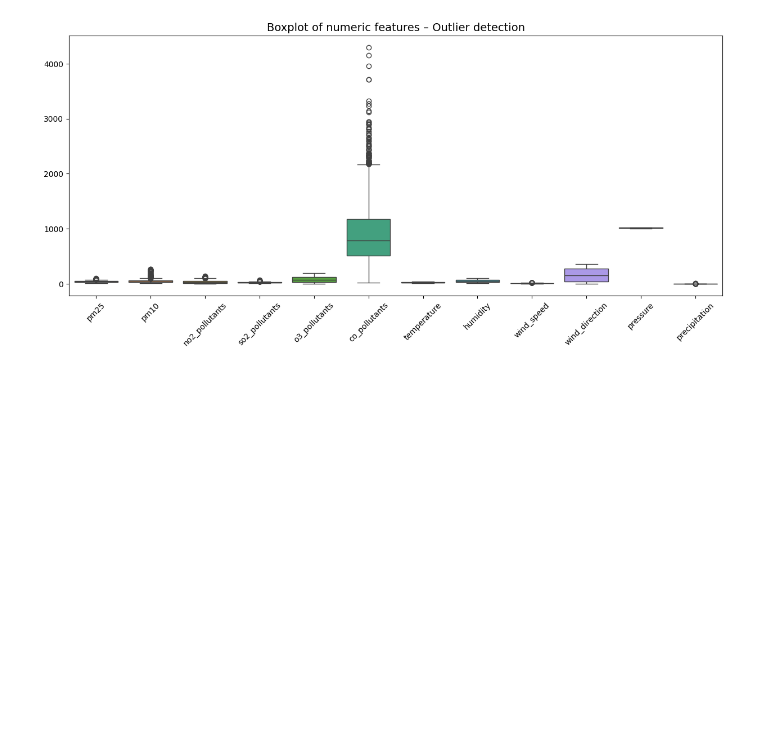
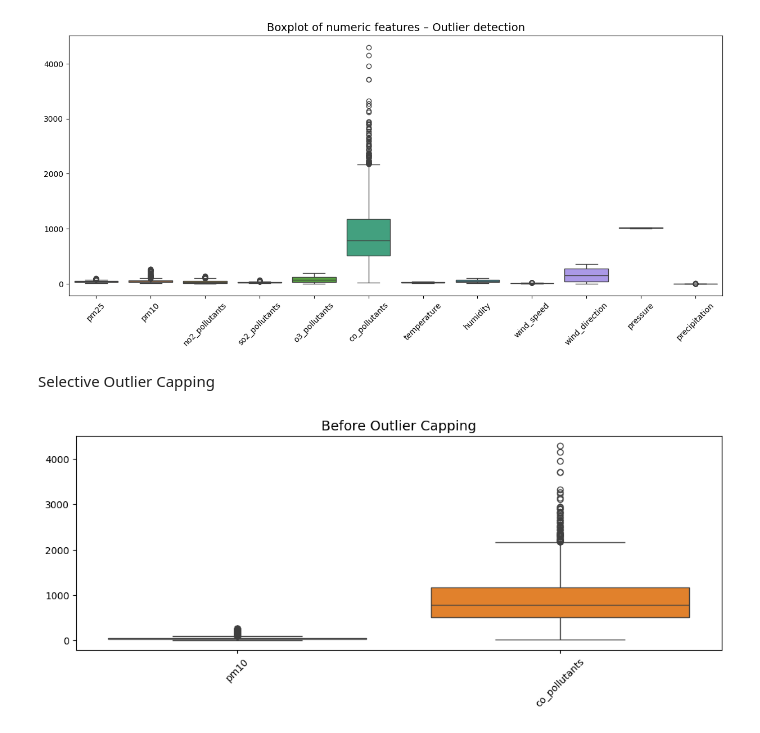
Before and after one commit to Nawab-Ahmed/aqi-forecasting-mlops, a Jupyter notebook: preprocessing/missing_values.ipynb, the cells around one changed output. Saved outputs shown, nothing was run; the diff lists cells and outputs as text; code cells hidden in the pictures; blank space fills up the shorter version.

```diff
--- a/preprocessing/missing_values.ipynb
+++ b/preprocessing/missing_values.ipynb
@@ -152,3 +152,5 @@ plt.xticks(rotation=45)
 plt.show()
 # %% [output]
 [figure]
+# %% [markdown]
+Selective Outlier Capping
@@ -154,0 +185,10 @@ plt.show()
+# %%
+features_to_cap = ["pm10", "co_pollutants"]
+
+plt.figure(figsize=(12, 4))
+sns.boxplot(data=preprocessed_df[features_to_cap])
+plt.title("Before Outlier Capping", fontsize=14)
+plt.xticks(rotation=45)
+plt.show()
+# %% [output]
+[figure, added]
```
Also changed, not shown: parts of 18 cells of this notebook, 13 other files.
